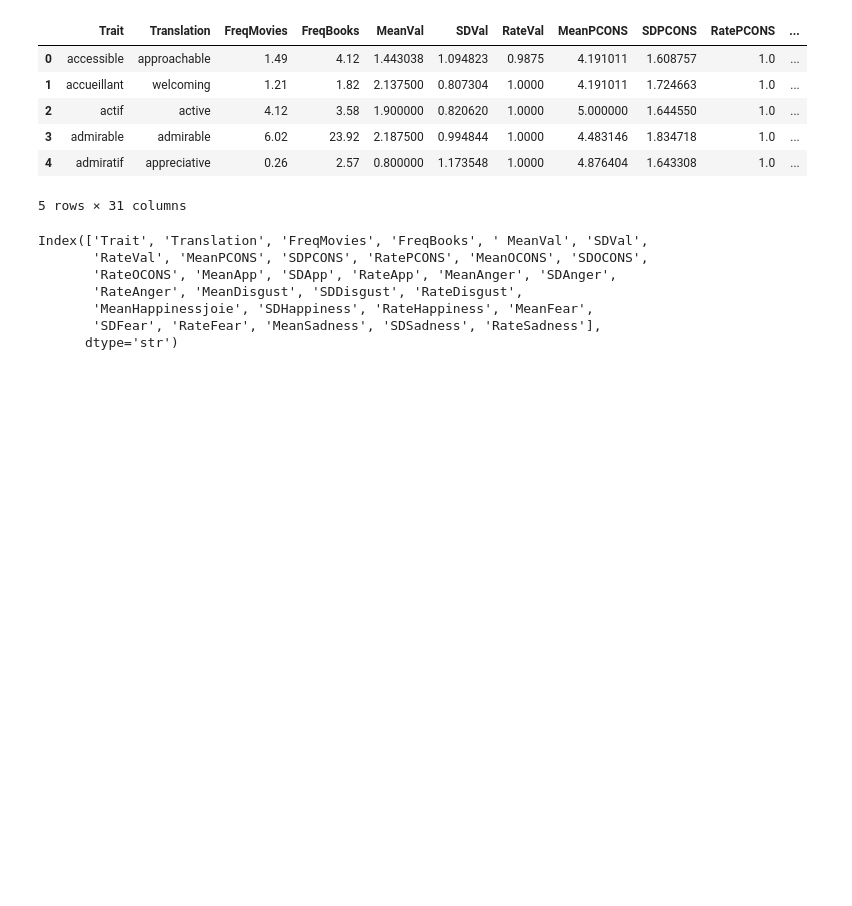
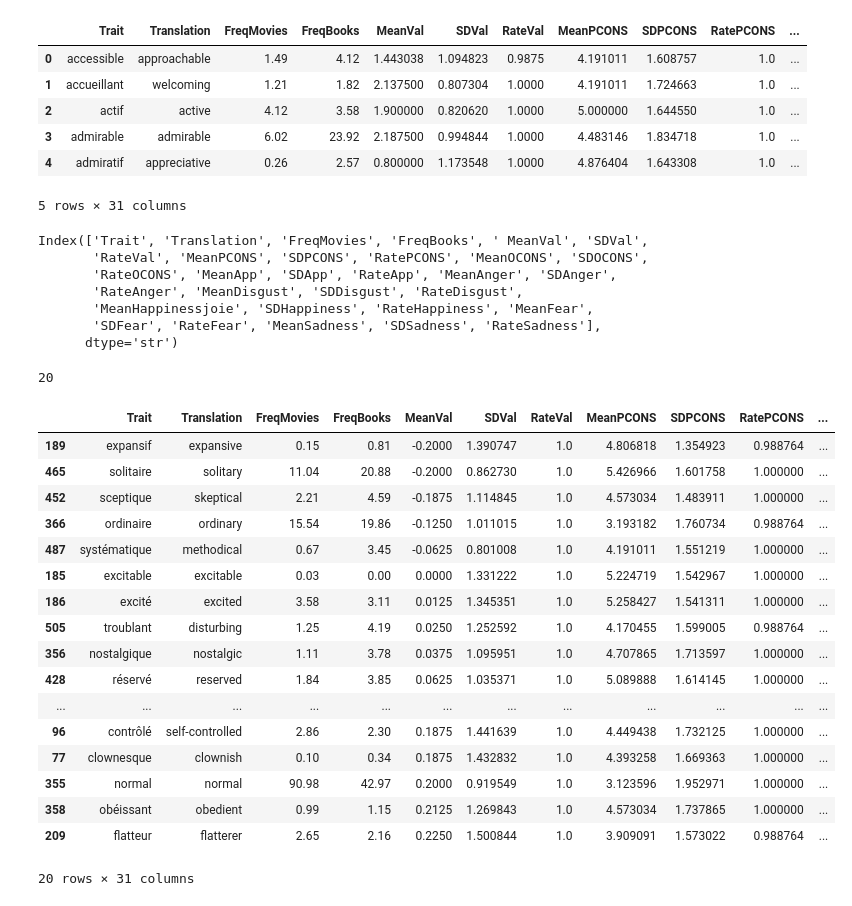
Before and after one commit to Coumess/Lab_Project_Experiment, a Jupyter notebook: data_analyse/sorts_data.ipynb, the cells around one changed output. Drawn from its saved outputs; the diff is of its cells as text; code cells hidden in the pictures; blank space fills up the shorter version.

```diff
--- a/data_analyse/sorts_data.ipynb
+++ b/data_analyse/sorts_data.ipynb
@@ -89,6 +89,32 @@ Index(['Trait', 'Translation', 'FreqMovies', 'FreqBooks', ' MeanVal', 'SDVal',
        'MeanHappinessjoie', 'SDHappiness', 'RateHappiness', 'MeanFear',
        'SDFear', 'RateFear', 'MeanSadness', 'SDSadness', 'RateSadness'],
       dtype='str')
+# %%
+df_word_neutre = df_word[(df_word[' MeanVal'] >= -0.21) & (df_word[' MeanVal'] <= 0.225)]
+len(df_word_neutre)
+# %% [output]
+20
+# %%
+df_word_neutre
+# %% [output]
+|  | Trait | Translation | FreqMovies | FreqBooks | MeanVal | SDVal | RateVal | MeanPCONS | SDPCONS | RatePCONS | ... |
+| 189 | expansif | expansive | 0.15 | 0.81 | -0.2000 | 1.390747 | 1.0 | 4.806818 | 1.354923 | 0.988764 | ... |
+| 465 | solitaire | solitary | 11.04 | 20.88 | -0.2000 | 0.862730 | 1.0 | 5.426966 | 1.601758 | 1.000000 | ... |
+| 452 | sceptique | skeptical | 2.21 | 4.59 | -0.1875 | 1.114845 | 1.0 | 4.573034 | 1.483911 | 1.000000 | ... |
+| 366 | ordinaire | ordinary | 15.54 | 19.86 | -0.1250 | 1.011015 | 1.0 | 3.193182 | 1.760734 | 0.988764 | ... |
+| 487 | systématique | methodical | 0.67 | 3.45 | -0.0625 | 0.801008 | 1.0 | 4.191011 | 1.551219 | 1.000000 | ... |
+| 185 | excitable | excitable | 0.03 | 0.00 | 0.0000 | 1.331222 | 1.0 | 5.224719 | 1.542967 | 1.000000 | ... |
+| 186 | excité | excited | 3.58 | 3.11 | 0.0125 | 1.345351 | 1.0 | 5.258427 | 1.541311 | 1.000000 | ... |
+| 505 | troublant | disturbing | 1.25 | 4.19 | 0.0250 | 1.252592 | 1.0 | 4.170455 | 1.599005 | 0.988764 | ... |
+| 356 | nostalgique | nostalgic | 1.11 | 3.78 | 0.0375 | 1.095951 | 1.0 | 4.707865 | 1.713597 | 1.000000 | ... |
+| 428 | réservé | reserved | 1.84 | 3.85 | 0.0625 | 1.035371 | 1.0 | 5.089888 | 1.614145 | 1.000000 | ... |
+| ... | ... | ... | ... | ... | ... | ... | ... | ... | ... | ... | ... |
+| 96 | contrôlé | self-controlled | 2.86 | 2.30 | 0.1875 | 1.441639 | 1.0 | 4.449438 | 1.732125 | 1.000000 | ... |
+| 77 | clownesque | clownish | 0.10 | 0.34 | 0.1875 | 1.432832 | 1.0 | 4.393258 | 1.669363 | 1.000000 | ... |
+| 355 | normal | normal | 90.98 | 42.97 | 0.2000 | 0.919549 | 1.0 | 3.123596 | 1.952971 | 1.000000 | ... |
+| 358 | obéissant | obedient | 0.99 | 1.15 | 0.2125 | 1.269843 | 1.0 | 4.573034 | 1.737865 | 1.000000 | ... |
+| 209 | flatteur | flatterer | 2.65 | 2.16 | 0.2250 | 1.500844 | 1.0 | 3.909091 | 1.573022 | 0.988764 | ... |
+20 rows × 31 columns
 # %%
 
 df_word = df_word.sort_values(by=" MeanVal", ascending=True)
```
Also changed, not shown: parts of 3 cells of this notebook, 1 other file.
